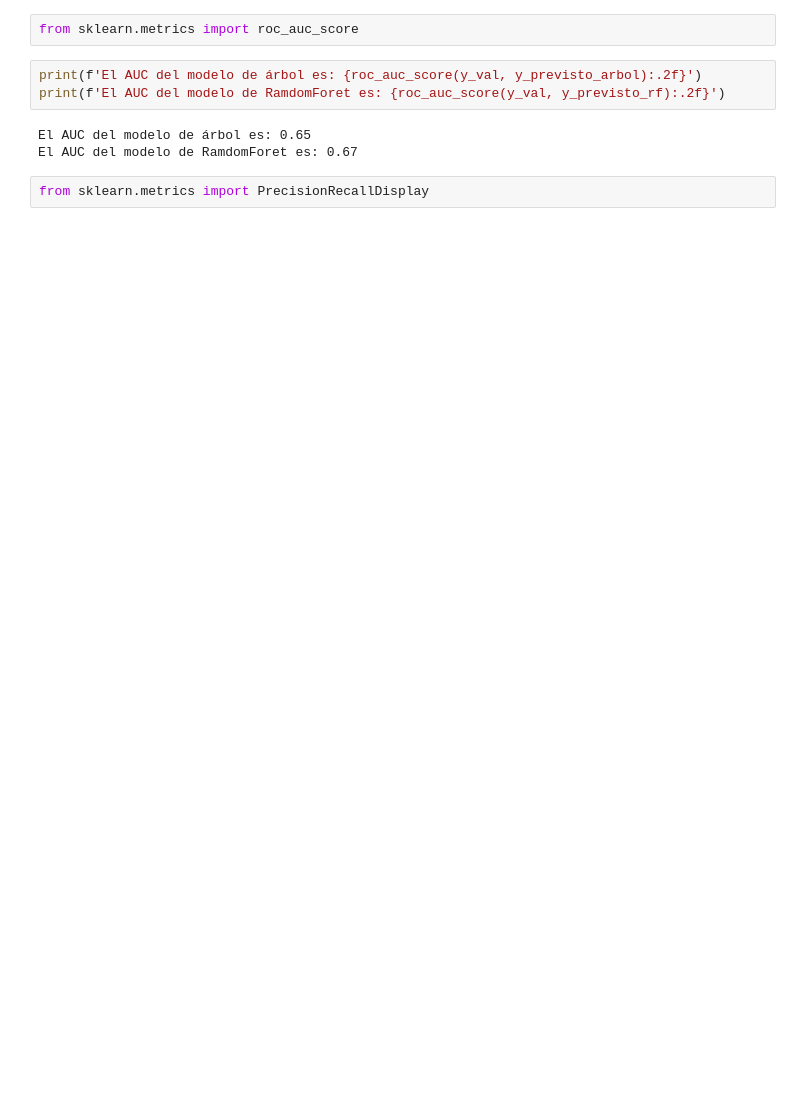
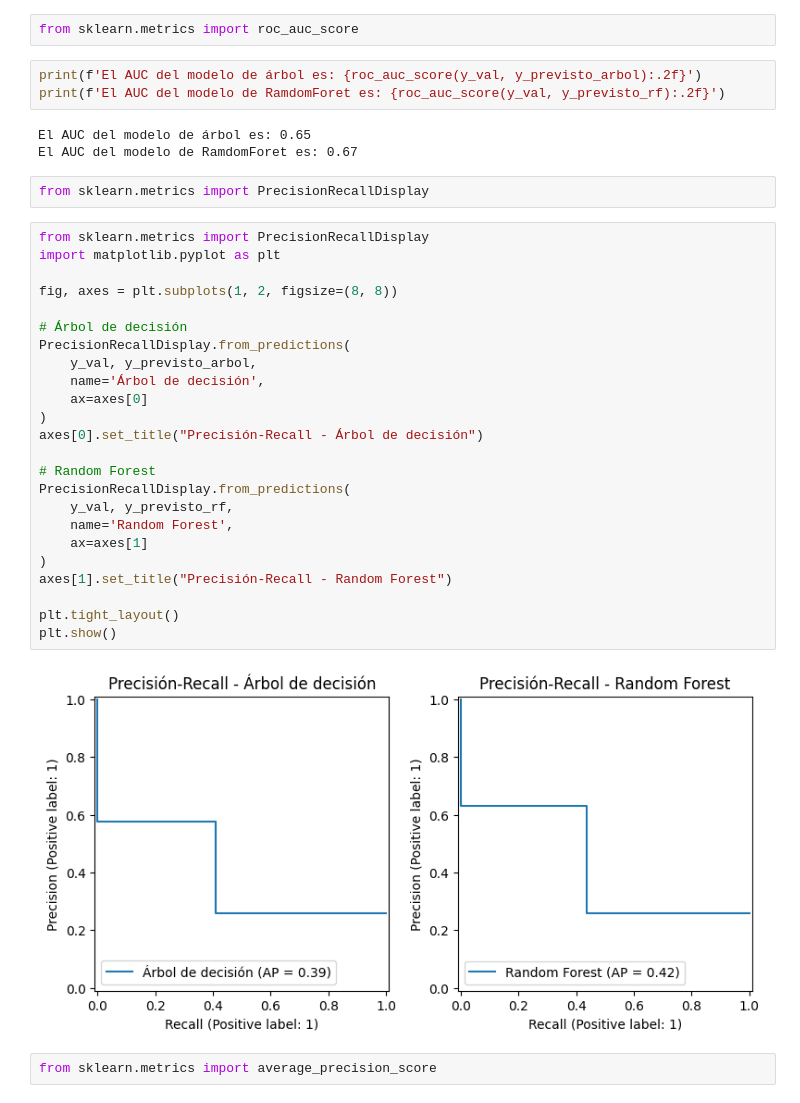
Before and after one commit to Nataliahfk/TELECOM-X---PARTE-2, a Jupyter notebook: TelecomX_SegundaParte_Natalia.ipynb, the cells around one changed output. Cells and saved outputs as stored; diff of their text form; blank space fills up the shorter version.

```diff
--- a/TelecomX_SegundaParte_Natalia.ipynb
+++ b/TelecomX_SegundaParte_Natalia.ipynb
@@ -649,3 +669,31 @@ El AUC del modelo de árbol es: 0.65
 El AUC del modelo de RamdomForet es: 0.67
 # %%
 from sklearn.metrics import PrecisionRecallDisplay
+# %%
+from sklearn.metrics import PrecisionRecallDisplay
+import matplotlib.pyplot as plt
+
+fig, axes = plt.subplots(1, 2, figsize=(8, 8))
+
+# Árbol de decisión
+PrecisionRecallDisplay.from_predictions(
+    y_val, y_previsto_arbol,
+    name='Árbol de decisión',
+    ax=axes[0]
+)
+axes[0].set_title("Precisión-Recall - Árbol de decisión")
+
+# Random Forest
+PrecisionRecallDisplay.from_predictions(
+    y_val, y_previsto_rf,
+    name='Random Forest',
+    ax=axes[1]
+)
+axes[1].set_title("Precisión-Recall - Random Forest")
+
+plt.tight_layout()
+plt.show()
+# %% [output]
+[figure, added]
+# %%
+from sklearn.metrics import average_precision_score
```
Also changed, not shown: parts of 16 cells of this notebook.
